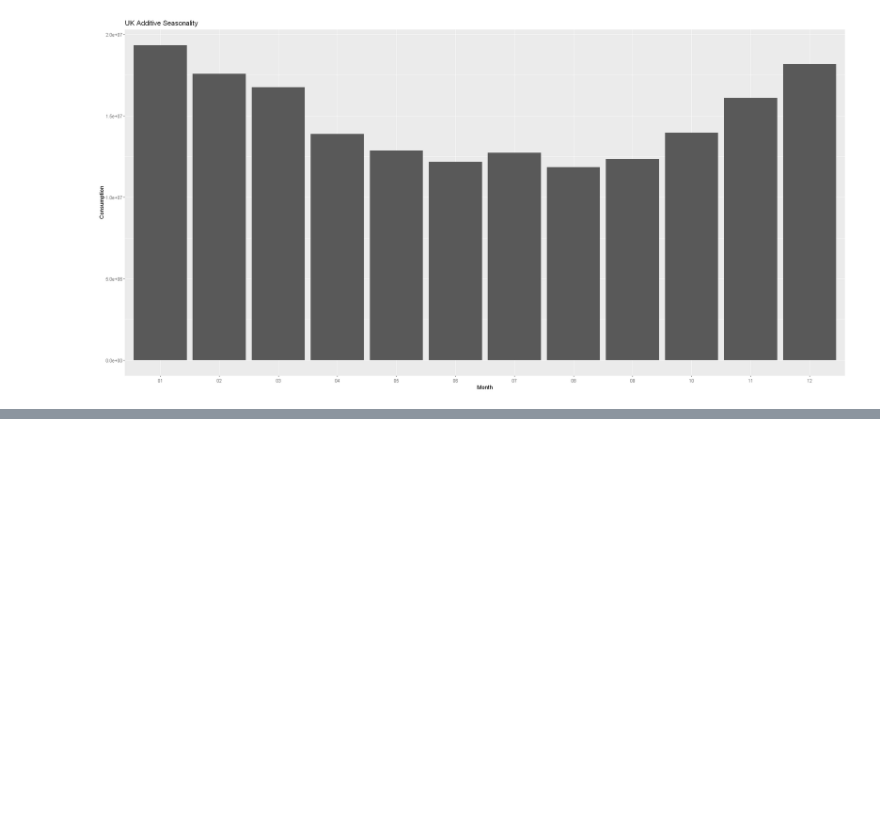
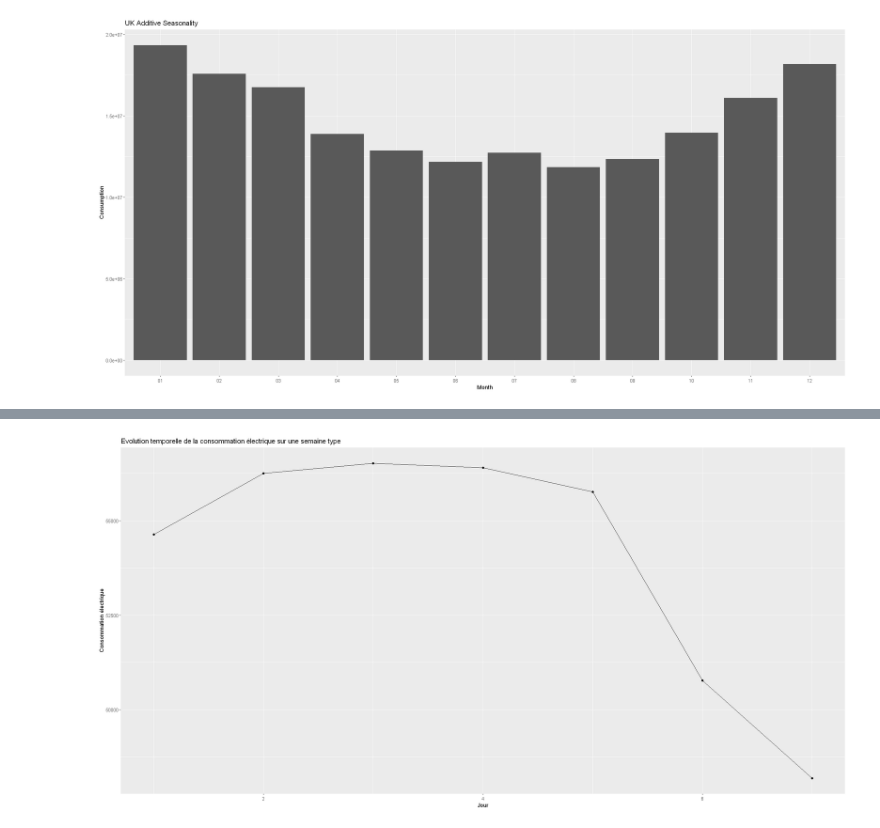
Before and after one commit to PaulineMendras/Seminaire-Modelisation-Stat, a Jupyter notebook: Notebook.ipynb, the cells around one changed output, grey strips where cells are left out. Cells and saved outputs as stored; diff of their text form; code cells hidden in the pictures; blank space fills up the shorter version.

```diff
--- a/Notebook.ipynb
+++ b/Notebook.ipynb
@@ -373,0 +421,25 @@ ggplot(data_train_notime,aes(Month,Consumption)) + geom_bar(stat = "identity") +
+# %%
+#Création d'une semaine type
+data_train <- data_train %>%
+  mutate(Day_number = case_when(
+    data_train$Weekday == "lundi" ~ 1,
+    data_train$Weekday == "mardi" ~ 2,
+    data_train$Weekday == "mercredi" ~ 3,
+    data_train$Weekday == "jeudi" ~ 4,
+    data_train$Weekday == "vendredi" ~ 5,
+    data_train$Weekday == "samedi" ~ 6,
+    data_train$Weekday == "dimanche" ~ 7,
+    ))
+
+data_train_day_type <- data_train %>%
+    group_by(Day_number) %>%
+    summarise_at(vars("Consumption"), mean)
+# %%
+options(repr.plot.width=20, repr.plot.height=10)
+ggplot(data_train_day_type, aes(Day_number, Consumption, group = 1)) +
+         geom_point() +
+         geom_line() +
+         labs(x = "Jour", y = "Consommation électrique",
+              title = "Evolution temporelle de la consommation électrique sur une semaine type")
+# %% [output]
+[figure, added]
```
Also changed, not shown: parts of 22 cells of this notebook.
